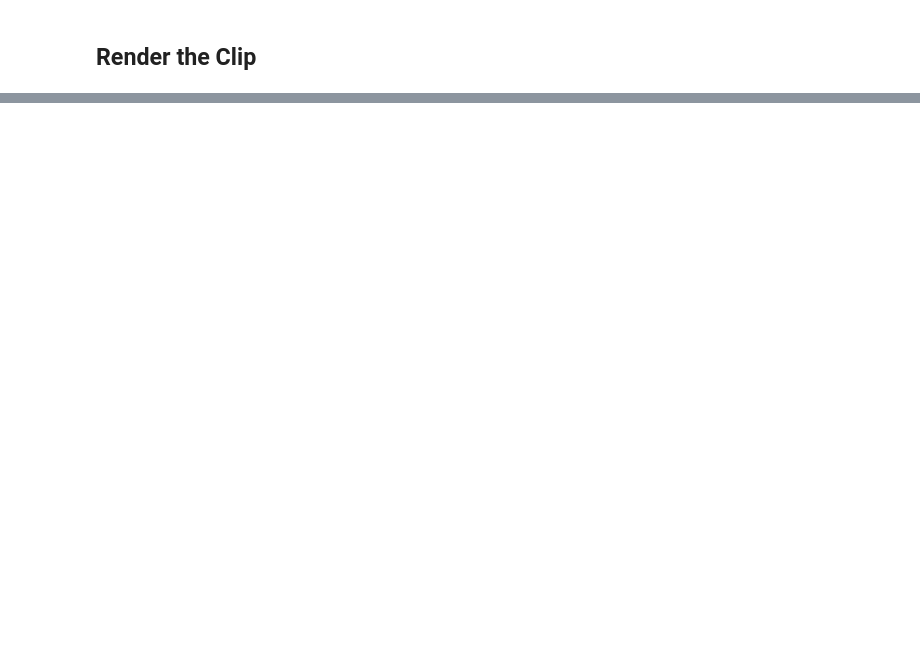
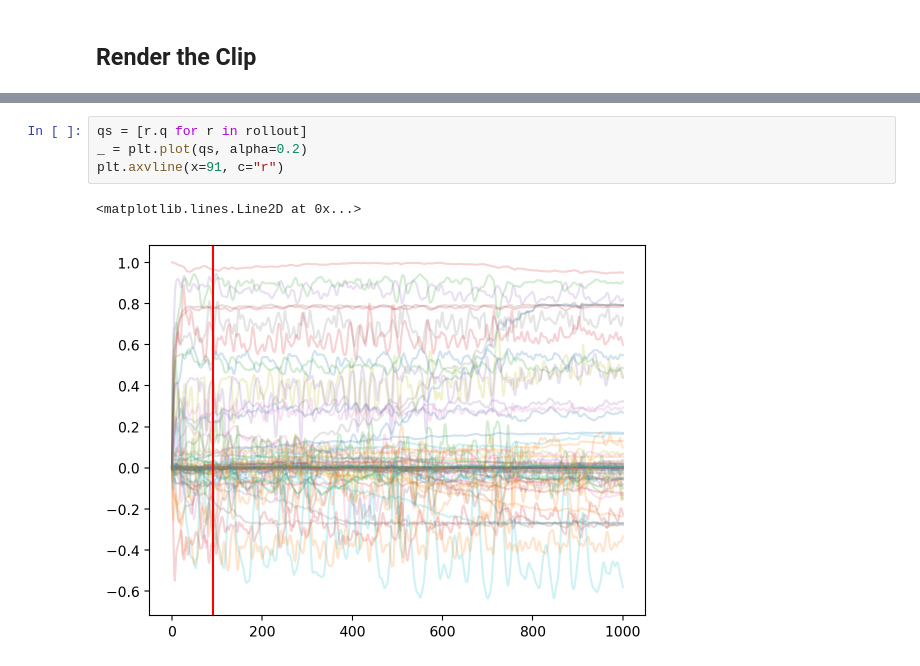
Before and after one commit to talmolab/Brax-Rodent-Run, a Jupyter notebook: render_rollout.ipynb, the cells around one changed output, grey strips where cells are left out. Cells and saved outputs as stored; diff of their text form; blank space fills up the shorter version.

```diff
--- a/render_rollout.ipynb
+++ b/render_rollout.ipynb
@@ -266,0 +280,7 @@ media.show_video(env.render(rollout[::render_every], camera='close_profile'), fp
+# %%
+qs = [r.q for r in rollout]
+_ = plt.plot(qs, alpha=0.2)
+plt.axvline(x=91, c="r")
+# %% [output]
+<matplotlib.lines.Line2D at 0x...>
+[figure, added]
```
Also changed, not shown: parts of 7 cells of this notebook.
